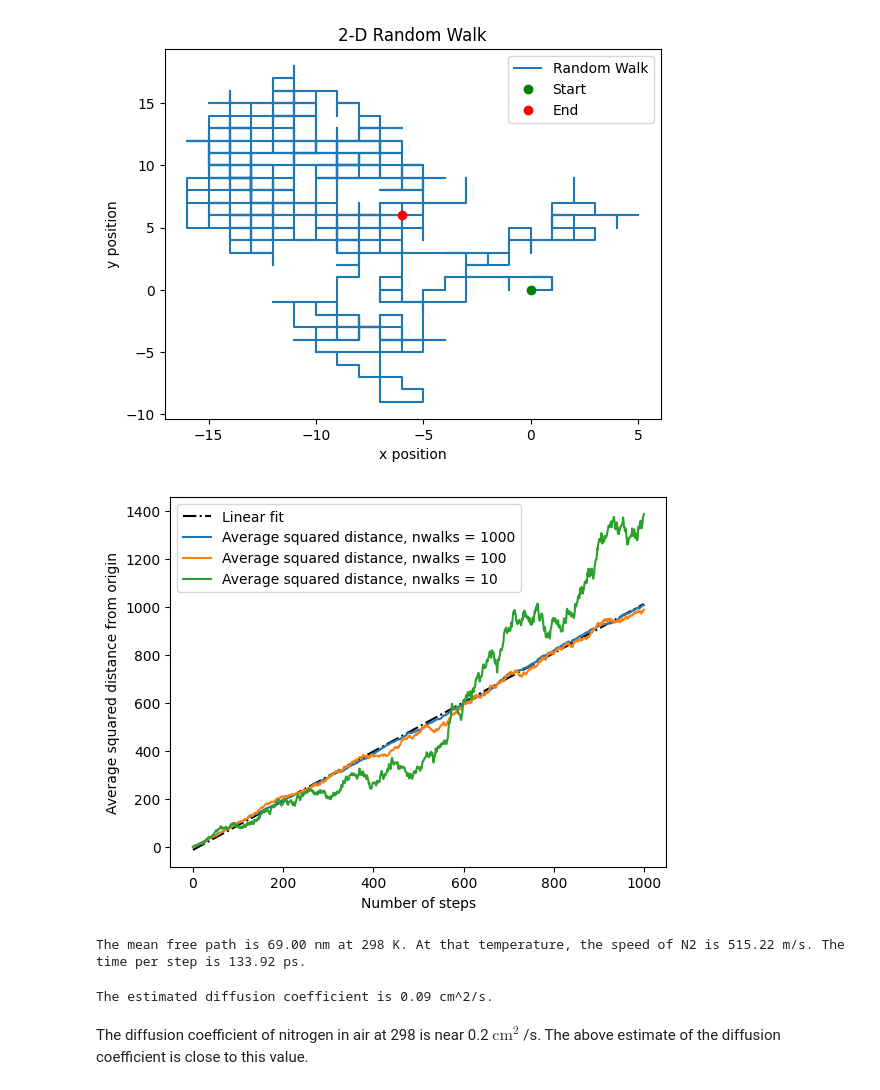
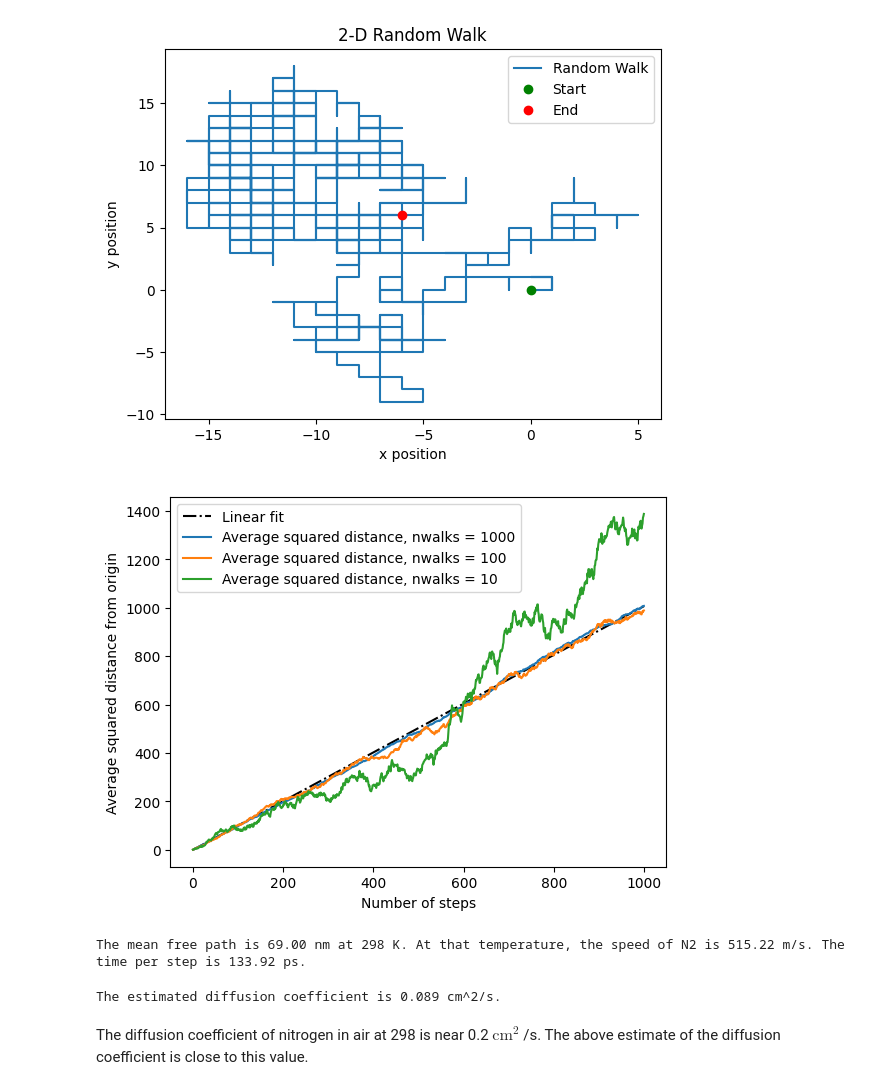
Before and after one commit to clint-bg/comptools, a Jupyter notebook: _build/jupyter_execute/lectures/10-Loops.ipynb, the cells around one changed output. Drawn from its saved outputs; the diff is of its cells as text; code cells hidden in the pictures.

```diff
--- a/_build/jupyter_execute/lectures/10-Loops.ipynb
+++ b/_build/jupyter_execute/lectures/10-Loops.ipynb
@@ -101,18 +101,28 @@ plt.legend(['Random Walk','Start','End'])
 plt.show()
 # %% [output]
 [figure]
+# %%
+from scipy.optimize import leastsq
+def slopefit(x, y):
+    '''Fits a linear fit of the form mx to the data'''
+    fitfunc = lambda slope, x: slope * x    #create fitting function of form mx
+    errfunc = lambda slope, x, y: fitfunc(slope, x) - y   #create error function for least squares fit
+
+    #calculate best fitting parameters (i.e. m) using the error function
+    slope, success = leastsq(errfunc, 1, args = (x, y))
+    return slope
 # %%
 avesqdists = np.mean(sqdists,axis=0)
-fit = np.polyfit(np.arange(nsteps),avesqdists,1)
-plt.plot(fit[0]*(np.arange(nsteps))+fit[1],'k-.',label="Linear fit")
+fit = slopefit(np.arange(nsteps),avesqdists)
+plt.plot(fit*(np.arange(nsteps)),'k-.',label="Linear fit")
 plt.plot(avesqdists,label="Average squared distance, nwalks = 1000")
 plt.plot(np.mean(sqdists[:100],axis=0),label="Average squared distance, nwalks = 100")
 plt.plot(np.mean(sqdists[:10],axis=0),label="Average squared distance, nwalks = 10")
 plt.legend()
 plt.xlabel("Number of steps"); plt.ylabel("Average squared distance from origin")
 plt.show()
 # %% [output]
-[figure, old version]
+[figure, new version]
 # %%
 mfp = 69e-9 #mean free path in meters
 speed_n2 = np.sqrt(3*8.314*298/0.028) #speed of N2 in m/s
@@ -121,9 +131,10 @@ print(f'The mean free path is {mfp*1e9:.2f} nm at 298 K. At that temperature, th
 # %% [output]
 The mean free path is 69.00 nm at 298 K. At that temperature, the speed of N2 is 515.22 m/s. The time per step is 133.92 ps.
 # %%
-DiffCoef = fit[0]*(mfp**2)/timeperstep/4
-print(f'The estimated diffusion coefficient is {DiffCoef*1e4:.2f} cm^2/s.')
+_2dD = fit[0]*(mfp**2)/timeperstep #scale the slope by the mean free path and time per step
+DiffCoef = _2dD/4 #obtain the diffusion coefficient from the slope divided by 2*dimensions (2)
+print(f'The estimated diffusion coefficient is {DiffCoef*1e4:.3f} cm^2/s.')
 # %% [output]
-The estimated diffusion coefficient is 0.09 cm^2/s.
+The estimated diffusion coefficient is 0.089 cm^2/s.
 # %% [markdown]
 The diffusion coefficient of nitrogen in air at 298 is near 0.2 $\text{cm}^2$ /s. The above estimate of the diffusion coefficient is close to this value.
```
Also changed, not shown: 21 other files.
